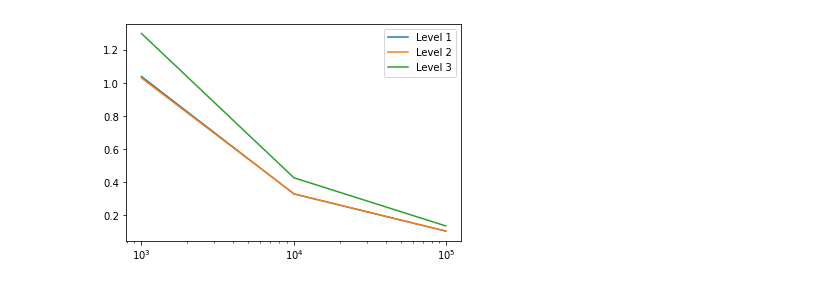
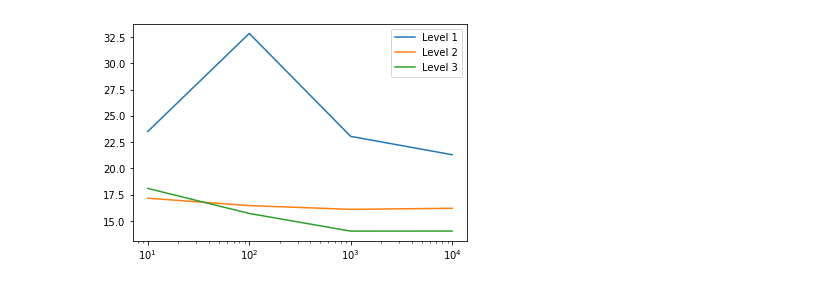
Before and after one commit to annegretW/Masterarbeit_EEG_Uncertainties, a Jupyter notebook: masterarbeit/python/plot.ipynb, the cells around one changed output. Saved outputs shown, nothing was run; the diff lists cells and outputs as text; code cells hidden in the pictures.

```diff
--- a/masterarbeit/python/plot.ipynb
+++ b/masterarbeit/python/plot.ipynb
@@ -5,10 +5,9 @@ import arviz as az
 import matplotlib.pyplot as plt
 # %%
 sample_paths = [
-    '/home/anne/Masterarbeit/masterarbeit/results/samples4_l0.h5',
-    '/home/anne/Masterarbeit/masterarbeit/results/samples4_l1.h5',
-    '/home/anne/Masterarbeit/masterarbeit/results/samples4_l2.h5',
-    '/home/anne/Masterarbeit/masterarbeit/results/samples4_mlda.h5'
+    '/home/anne/Masterarbeit/masterarbeit/results/samples1_l0.h5',
+    '/home/anne/Masterarbeit/masterarbeit/results/samples1_l1.h5',
+    '/home/anne/Masterarbeit/masterarbeit/results/samples1_l2.h5'
 ]
 
 samples = []
@@ -33,7 +30,7 @@ s2 = []
 
 data_labels = ["Level 1", "Level 2", "Level 3"]
 
-for i in range(len(sample_paths)-1):
+for i in range(len(sample_paths)):
     s0.append(samples[i][0,:])
     s1.append(samples[i][1,:])
     s2.append(samples[i][2,:])
@@ -49,20 +46,13 @@ array([[<AxesSubplot:title={'center':'x'}>]], dtype=object)
 # %%
-num = 99000
-point = np.array([130,140,120])
-
-print("Means")
+num = len(samples[0])
+point = np.array([110,120,130])
 
 for i in range(len(sample_paths)):
-    print(np.mean(samples[i][:,0:num], axis=1))
-
-print("\nVariance")
-for i in range(len(sample_paths)):
-    print(np.var(samples[i][:,0:num], axis=1))
-
-
-h = np.repeat([point], num, axis=0).transpose()
-print("\nAverage L2-Error")
-for i in range(len(sample_paths)):
-    #print(samples[i])
-    #print(np.linalg.norm(samples[i][:,0:num]-h)/num)
+    print("Level " + str(i) + ":")
+    mean = np.mean(samples[i], axis=1)
+    var = np.var(samples[i], axis=1)
+    print("Mean = " + str(mean))
+    print("Variance = " + str(var))
+    print("DLE = "+ str(np.linalg.norm(mean-point)))
+    print("\n")
 # %% [output]
@@ -128,16 +134,18 @@ plt.show()
 # %%
-nums = [1000, 10000, 99000]
+nums = [10, 100, 1000, 10000]
+point = np.array([132, 137, 142])
 
-for i in range(len(sample_paths)-1):
+for i in range(len(sample_paths)):
     errors = []
+
     for num in nums:
-        h = np.repeat([point], num, axis=0).transpose()
-        errors.append(np.linalg.norm(samples[i][:,0:num]-h)/num)
+        mean = np.mean(samples[i][:,0:num], axis=1)
+        errors.append(np.linalg.norm(mean-point))
 
     plt.plot(nums, errors, label='Level '+str(i+1))
 
 plt.xscale("log")
 plt.legend()
 plt.show()
 # %% [output]
-[figure, old version]
+[figure, new version]
```
Also changed, not shown: parts of 5 cells of this notebook, 12 other files.
